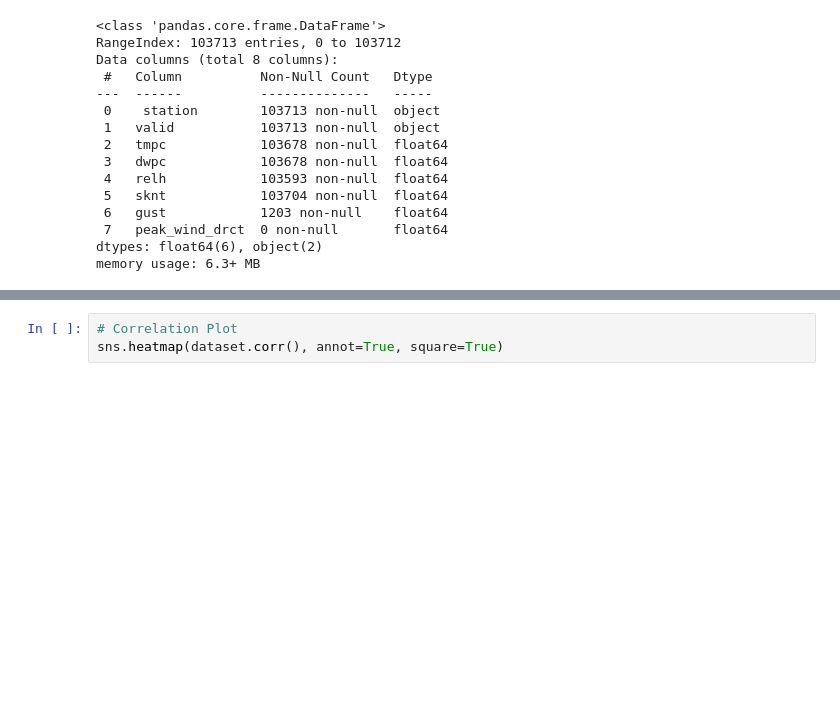
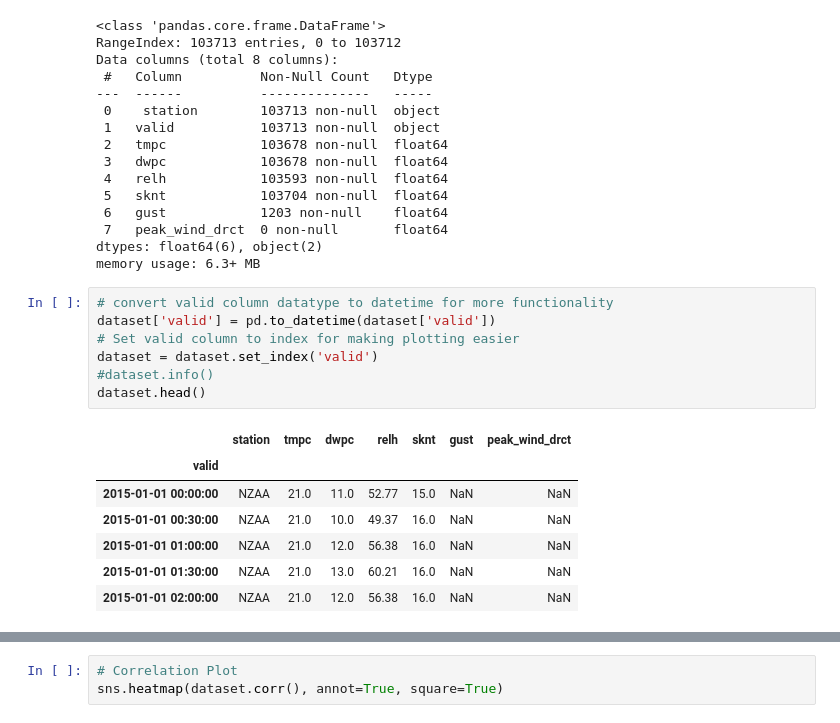
Before and after one commit to vinayak-verma-uoa/msa_phase2_dataScience, a Jupyter notebook: updt_submission.ipynb, the cells around one changed output, grey strips where cells are left out. Cells and saved outputs as stored; diff of their text form; blank space fills up the shorter version.

```diff
--- a/updt_submission.ipynb
+++ b/updt_submission.ipynb
@@ -51,3 +51,18 @@ Data columns (total 8 columns):
  7   peak_wind_drct  0 non-null       float64
 dtypes: float64(6), object(2)
 memory usage: 6.3+ MB
+# %%
+# convert valid column datatype to datetime for more functionality
+dataset['valid'] = pd.to_datetime(dataset['valid'])
+# Set valid column to index for making plotting easier
+dataset = dataset.set_index('valid')
+#dataset.info()
+dataset.head()
+# %% [output]
+|  | station | tmpc | dwpc | relh | sknt | gust | peak_wind_drct |
+| valid |  |  |  |  |  |  |  |
+| 2015-01-01 00:00:00 | NZAA | 21.0 | 11.0 | 52.77 | 15.0 | NaN | NaN |
+| 2015-01-01 00:30:00 | NZAA | 21.0 | 10.0 | 49.37 | 16.0 | NaN | NaN |
+| 2015-01-01 01:00:00 | NZAA | 21.0 | 12.0 | 56.38 | 16.0 | NaN | NaN |
+| 2015-01-01 01:30:00 | NZAA | 21.0 | 13.0 | 60.21 | 16.0 | NaN | NaN |
+| 2015-01-01 02:00:00 | NZAA | 21.0 | 12.0 | 56.38 | 16.0 | NaN | NaN |
```
Also changed, not shown: parts of 10 cells of this notebook.
